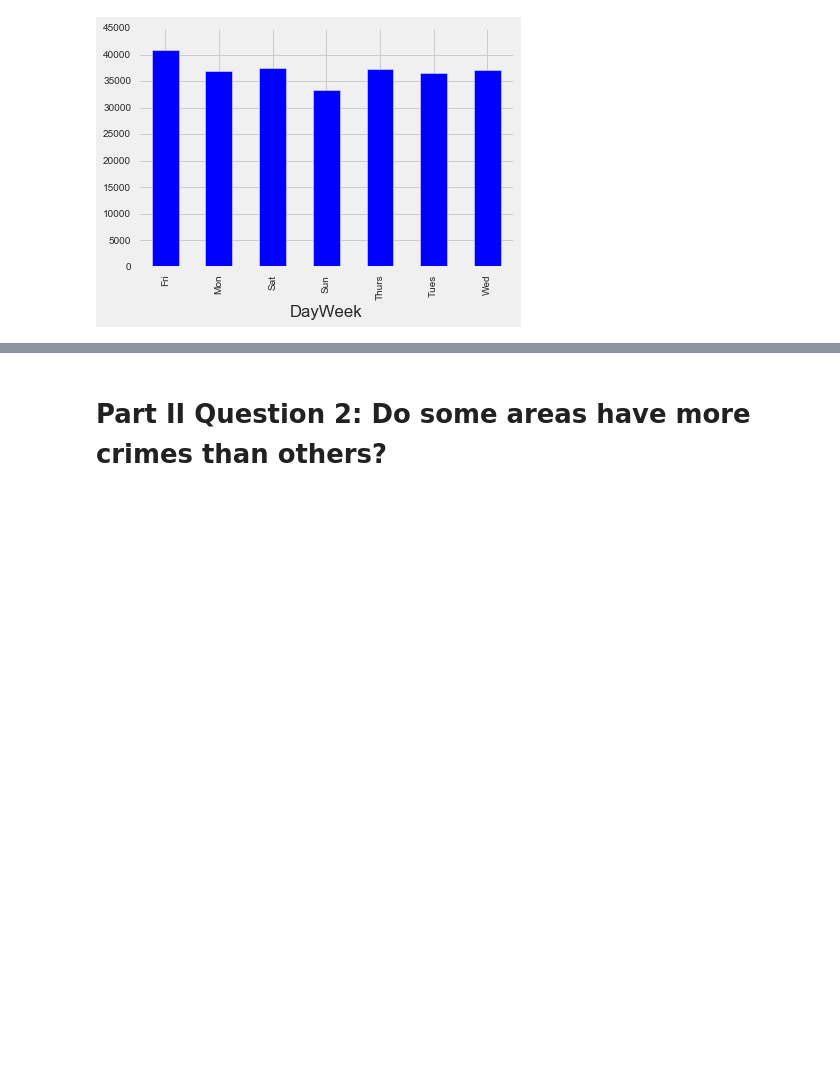
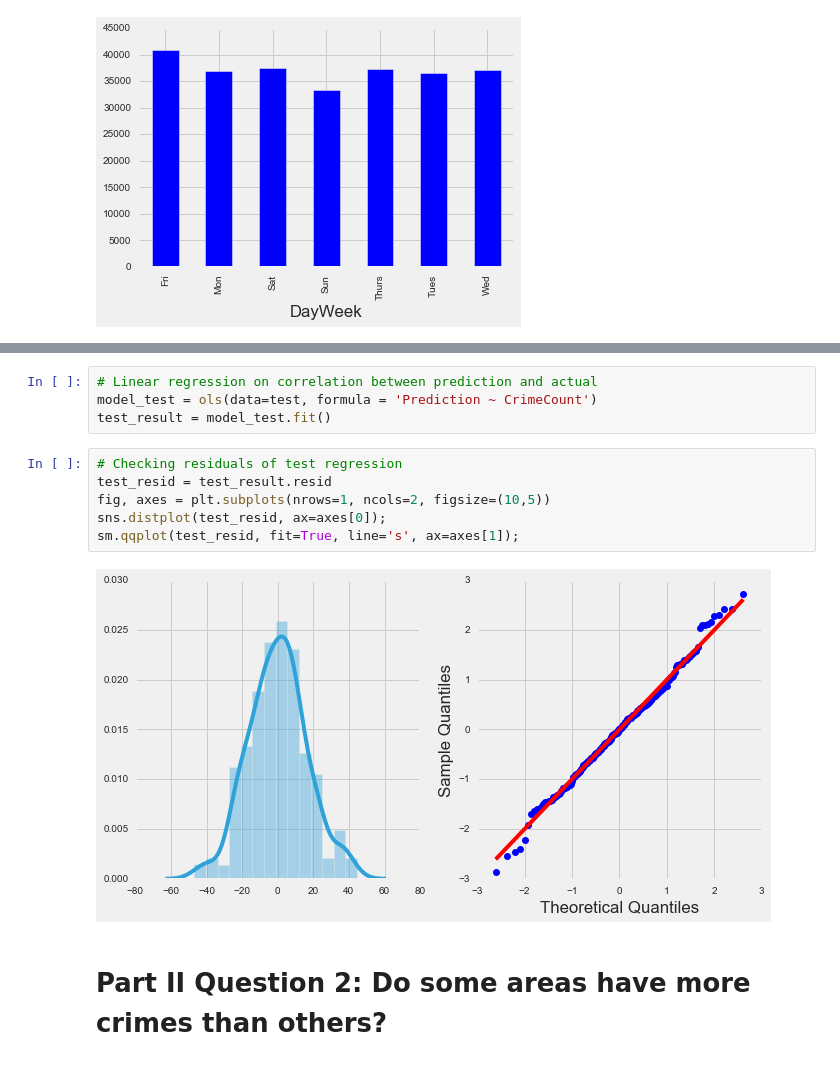
Before and after one commit to aisaacso/SafeBoss, a Jupyter notebook: crimes.ipynb, the cells around one changed output, grey strips where cells are left out. Saved outputs shown, nothing was run; the diff lists cells and outputs as text; blank space fills up the shorter version.

```diff
--- a/crimes.ipynb
+++ b/crimes.ipynb
@@ -237,3 +246,15 @@ fig = sns.distplot(residuals)
+# %%
+# Linear regression on correlation between prediction and actual
+model_test = ols(data=test, formula = 'Prediction ~ CrimeCount')
+test_result = model_test.fit()
+# %%
+# Checking residuals of test regression
+test_resid = test_result.resid
+fig, axes = plt.subplots(nrows=1, ncols=2, figsize=(10,5))
+sns.distplot(test_resid, ax=axes[0]);
+sm.qqplot(test_resid, fit=True, line='s', ax=axes[1]);
+# %% [output]
+[figure, added]
 # %% [markdown]
 # Part II Question 2: Do some areas have more crimes than others?
 # %%
```
Also changed, not shown: parts of 8 cells of this notebook.
